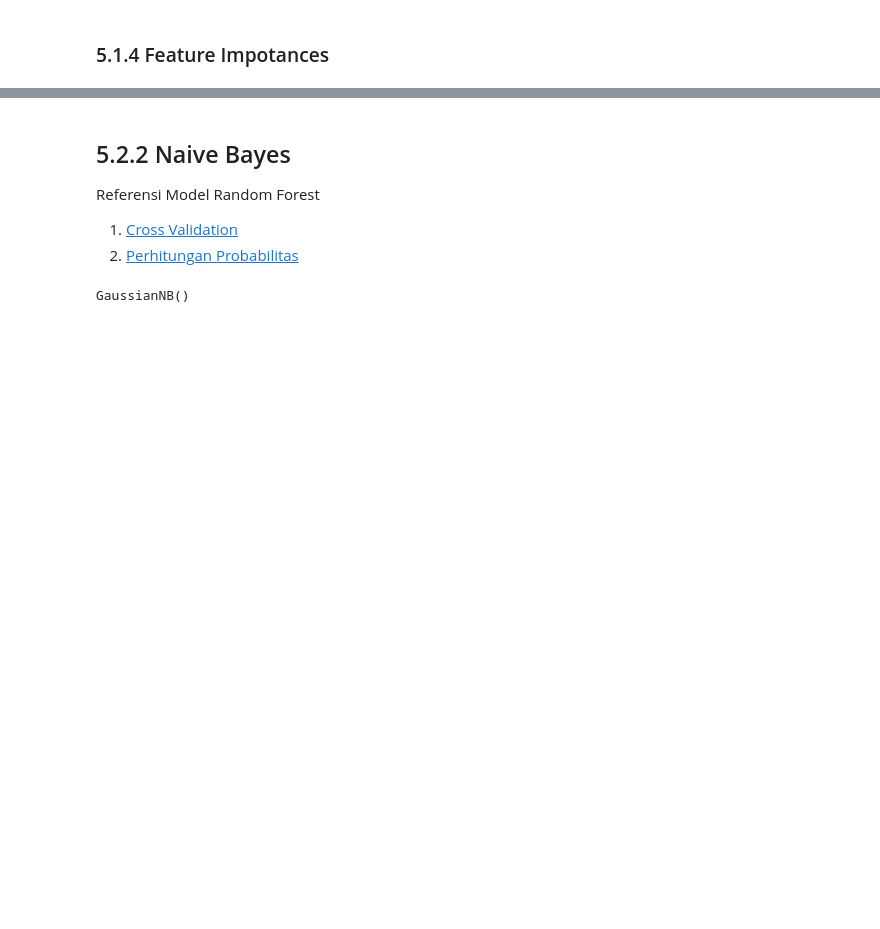
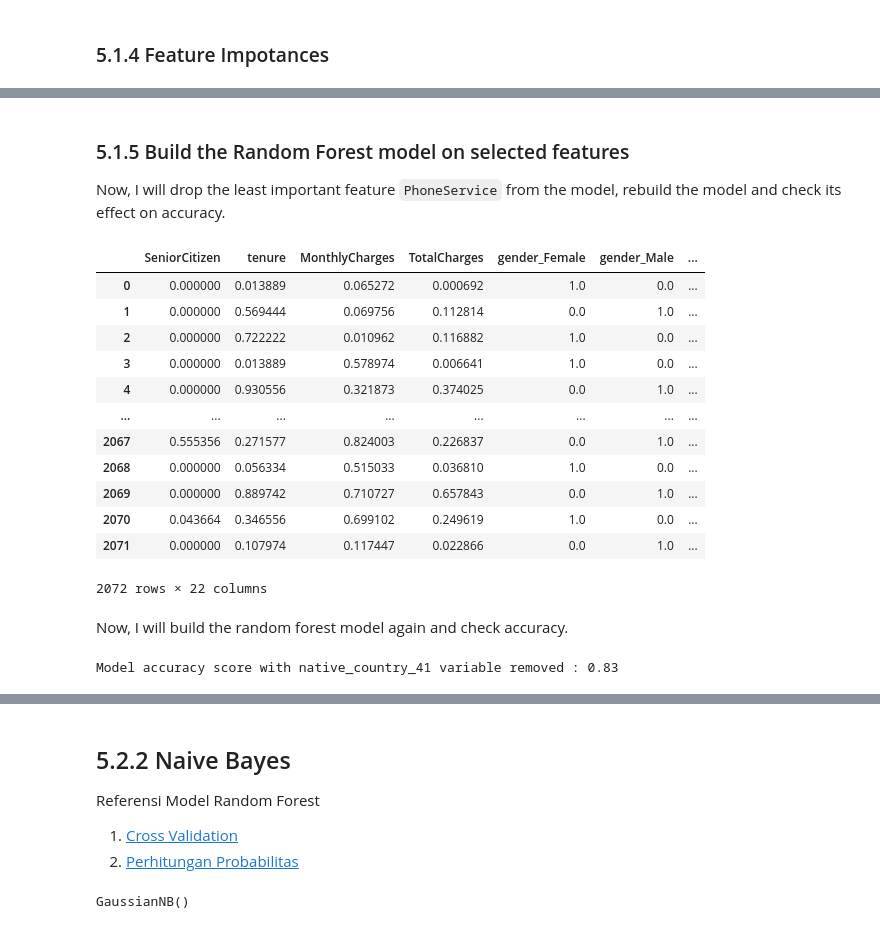
Before and after one commit to NabilahSharfina/TELCO-CUSTOMER-CHURN, a Jupyter notebook: Churn_with_SMOTE.ipynb, the cells around one changed output, grey strips where cells are left out. Drawn from its saved outputs; the diff is of its cells as text; code cells hidden in the pictures; blank space fills up the shorter version.

```diff
--- a/Churn_with_SMOTE.ipynb
+++ b/Churn_with_SMOTE.ipynb
@@ -2023,0 +2024,38 @@ plt.show()
+# %% [markdown]
+### 5.1.5 Build the Random Forest model on selected features
+
+Now, I will drop the least important feature `PhoneService` from the model, rebuild the model and check its effect on accuracy.
+# %%
+# drop the least important feature from X_train and X_test
+X_smote_train.drop(['PhoneService', 'InternetService_DSL', 'InternetService_No'], axis=1)
+X_smote_test.drop(['PhoneService', 'InternetService_DSL', 'InternetService_No'], axis=1)
+# %% [output]
+|  | SeniorCitizen | tenure | MonthlyCharges | TotalCharges | gender_Female | gender_Male | ... |
+| 0 | 0.000000 | 0.013889 | 0.065272 | 0.000692 | 1.0 | 0.0 | ... |
+| 1 | 0.000000 | 0.569444 | 0.069756 | 0.112814 | 0.0 | 1.0 | ... |
+| 2 | 0.000000 | 0.722222 | 0.010962 | 0.116882 | 1.0 | 0.0 | ... |
+| 3 | 0.000000 | 0.013889 | 0.578974 | 0.006641 | 1.0 | 0.0 | ... |
+| 4 | 0.000000 | 0.930556 | 0.321873 | 0.374025 | 0.0 | 1.0 | ... |
+| ... | ... | ... | ... | ... | ... | ... | ... |
+| 2067 | 0.555356 | 0.271577 | 0.824003 | 0.226837 | 0.0 | 1.0 | ... |
+| 2068 | 0.000000 | 0.056334 | 0.515033 | 0.036810 | 1.0 | 0.0 | ... |
+| 2069 | 0.000000 | 0.889742 | 0.710727 | 0.657843 | 0.0 | 1.0 | ... |
+| 2070 | 0.043664 | 0.346556 | 0.699102 | 0.249619 | 1.0 | 0.0 | ... |
+| 2071 | 0.000000 | 0.107974 | 0.117447 | 0.022866 | 0.0 | 1.0 | ... |
+2072 rows × 22 columns
+# %% [markdown]
+Now, I will build the random forest model again and check accuracy.
+# %%
+# instantiate the classifier with n_estimators = 1000
+test_rfc = RandomForestClassifier(n_estimators=1000, random_state=0)
+
+# fit the model to the training set
+test_rfc.fit(X_smote_train, Y_smote_train)
+
+# Predict on the test set results
+y_pred_rfc = test_rfc.predict(X_smote_test)
+
+# Check accuracy score
+print('Model accuracy score with native_country_41 variable removed : {0:0.2f}'. format(accuracy_score(Y_smote_test, y_pred_rfc)))
+# %% [output]
+Model accuracy score with native_country_41 variable removed : 0.83
```
Also changed, not shown: parts of 47 cells of this notebook.
